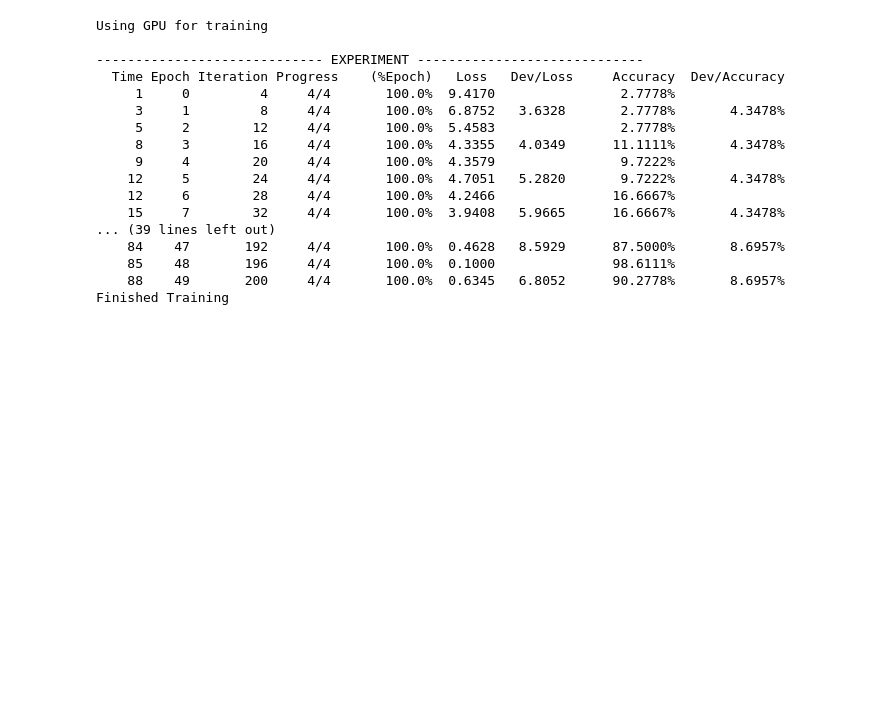
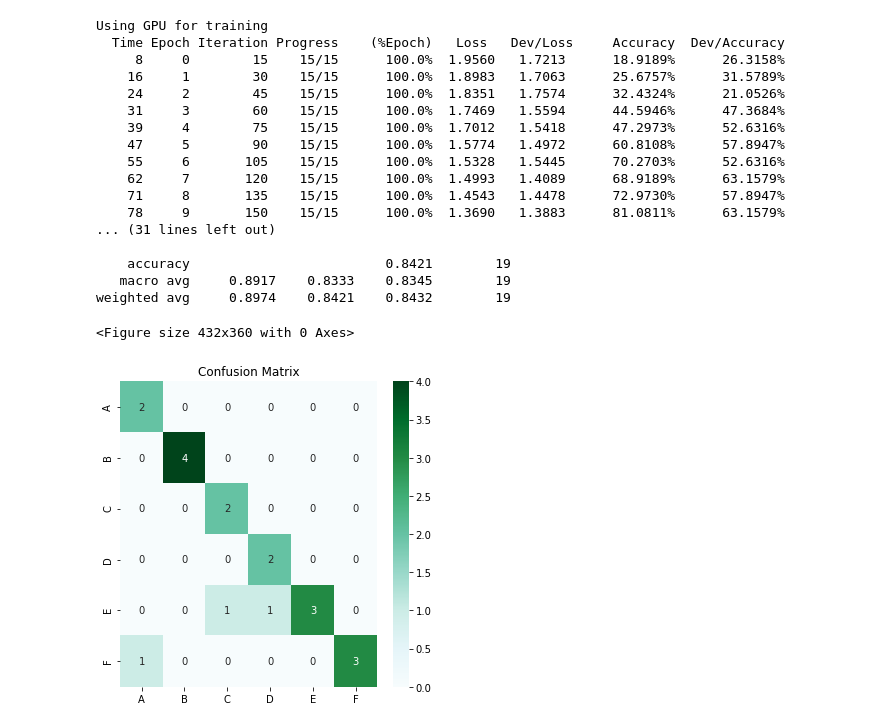
Before and after one commit to tangjjbetsy/Composer-Performer-Identification, a Jupyter notebook: Identification.ipynb, the cells around one changed output. Saved outputs shown, nothing was run; the diff lists cells and outputs as text; code cells hidden in the pictures; blank space fills up the shorter version.

```diff
--- a/Identification.ipynb
+++ b/Identification.ipynb
@@ -14,8 +17,8 @@ import torch.nn as nn
 # %%
 SAVEPATH = "save/"
 SPLIT_RATE = 0.9
-BATCH_SIZE = 20
+BATCH_SIZE = 5
 
-SAVE_EVERY = 8
-DEV_EVERY = 8
-LOG_EVERY = 4
+SAVE_EVERY = 15
+DEV_EVERY = 15
+LOG_EVERY = 15
@@ -22 +494,39 @@ LOG_EVERY = 4
+# %%
+if __name__ == "__main__":
+    if torch.cuda.is_available():
+        torch.cuda.set_device(1)
+        device = torch.device('cuda:{}'.format(1))
+        print("Using GPU for training")
+    else:
+        device = torch.device('cpu')
+
+    net = resnet34().to(device)
+    optimizer = optim.Adam(net.parameters(), lr=0.00005, weight_decay=1e-8)
+    criterion = nn.CrossEntropyLoss()
+    net, fp, records = train(optimizer, criterion, net, device, 30)
+    np.save("records_resnet34_p", records)
+#     net = torch.load("save/best_snapshot_DeepNet_devacc_63.16_devloss_1.5753__iter_225_model.pt")
+    net = torch.load(fp)
+    acc, y_true, y_pred = test(net, device)
+    heatmap(y_true, y_pred, "RESNET34P")
+# %% [output]
+Using GPU for training
+  Time Epoch Iteration Progress    (%Epoch)   Loss   Dev/Loss     Accuracy  Dev/Accuracy
+     8     0        15    15/15      100.0%  1.9560   1.7213      18.9189%      26.3158%
+    16     1        30    15/15      100.0%  1.8983   1.7063      25.6757%      31.5789%
+    24     2        45    15/15      100.0%  1.8351   1.7574      32.4324%      21.0526%
+    31     3        60    15/15      100.0%  1.7469   1.5594      44.5946%      47.3684%
+    39     4        75    15/15      100.0%  1.7012   1.5418      47.2973%      52.6316%
+    47     5        90    15/15      100.0%  1.5774   1.4972      60.8108%      57.8947%
+    55     6       105    15/15      100.0%  1.5328   1.5445      70.2703%      52.6316%
+    62     7       120    15/15      100.0%  1.4993   1.4089      68.9189%      63.1579%
+    71     8       135    15/15      100.0%  1.4543   1.4478      72.9730%      57.8947%
+    78     9       150    15/15      100.0%  1.3690   1.3883      81.0811%      63.1579%
+... (31 lines left out)
+
+    accuracy                         0.8421        19
+   macro avg     0.8917    0.8333    0.8345        19
+weighted avg     0.8974    0.8421    0.8432        19
+<Figure size 432x360 with 0 Axes>
+[figure, added]
 # %%
@@ -388,32 +558,0 @@ def test(net, fp, validation, device):
-# %%
-if __name__ == "__main__":
-    if torch.cuda.is_available():
-        torch.cuda.set_device(1)
-        device = torch.device('cuda:{}'.format(1))
-        print("Using GPU for training")
-    else:
-        device = torch.device('cpu')
-
-    print('\n----------------------------- EXPERIMENT -----------------------------')
-    net = resnet34().to(device)
-    optimizer = optim.Adam(net.parameters(), lr=0.001, weight_decay=0.001)
-    criterion = nn.CrossEntropyLoss()
-    net, fp = train(optimizer, criterion, net, device, 50)
-# %% [output]
-Using GPU for training
-
------------------------------ EXPERIMENT -----------------------------
-  Time Epoch Iteration Progress    (%Epoch)   Loss   Dev/Loss     Accuracy  Dev/Accuracy
-     1     0         4     4/4       100.0%  9.4170                2.7778%
-     3     1         8     4/4       100.0%  6.8752   3.6328       2.7778%       4.3478%
-     5     2        12     4/4       100.0%  5.4583                2.7778%
-     8     3        16     4/4       100.0%  4.3355   4.0349      11.1111%       4.3478%
-     9     4        20     4/4       100.0%  4.3579                9.7222%
-    12     5        24     4/4       100.0%  4.7051   5.2820       9.7222%       4.3478%
-    12     6        28     4/4       100.0%  4.2466               16.6667%
-    15     7        32     4/4       100.0%  3.9408   5.9665      16.6667%       4.3478%
-... (39 lines left out)
-    84    47       192     4/4       100.0%  0.4628   8.5929      87.5000%       8.6957%
-    85    48       196     4/4       100.0%  0.1000               98.6111%
-    88    49       200     4/4       100.0%  0.6345   6.8052      90.2778%       8.6957%
-Finished Training
```
Also changed, not shown: parts of 11 cells of this notebook, 7 other files.
